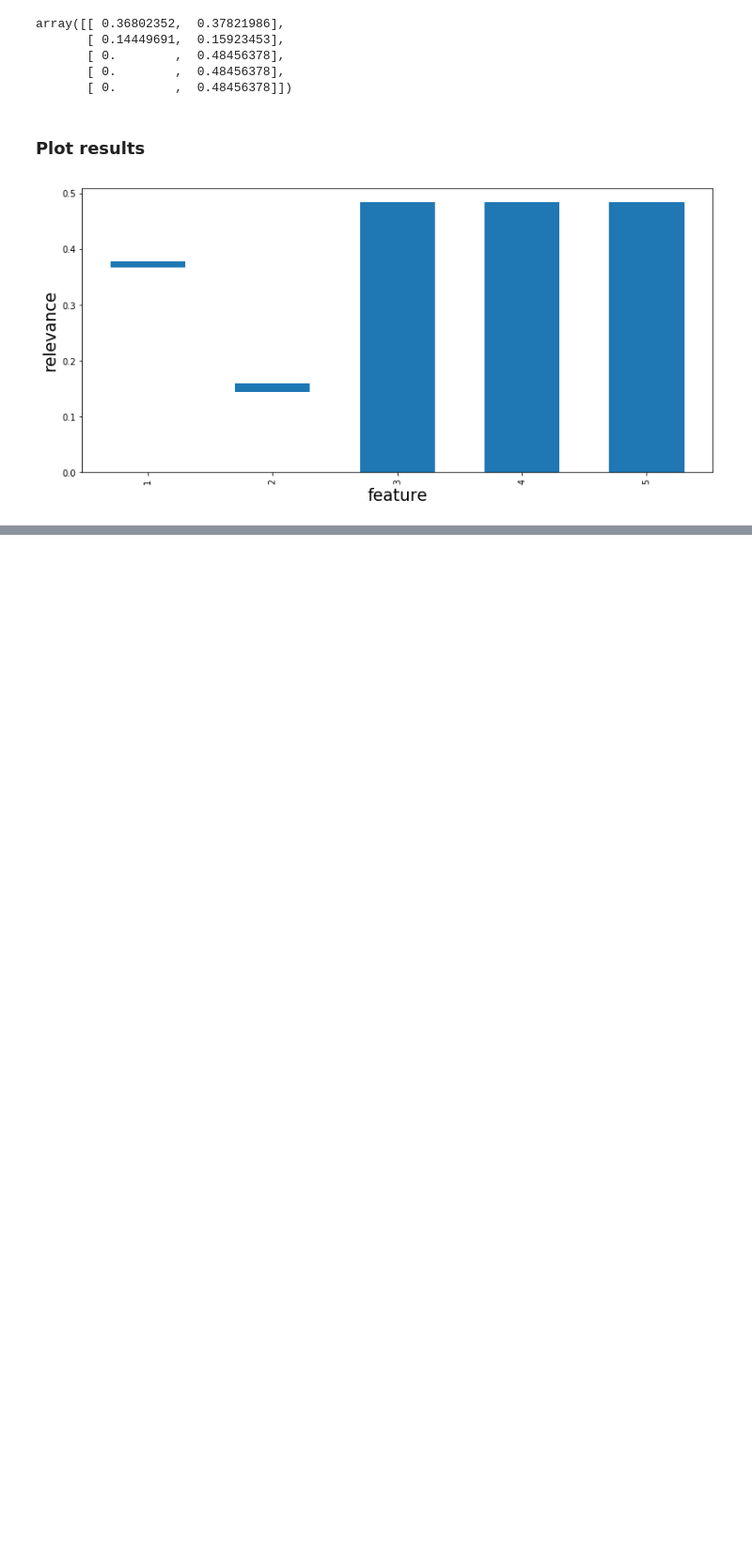
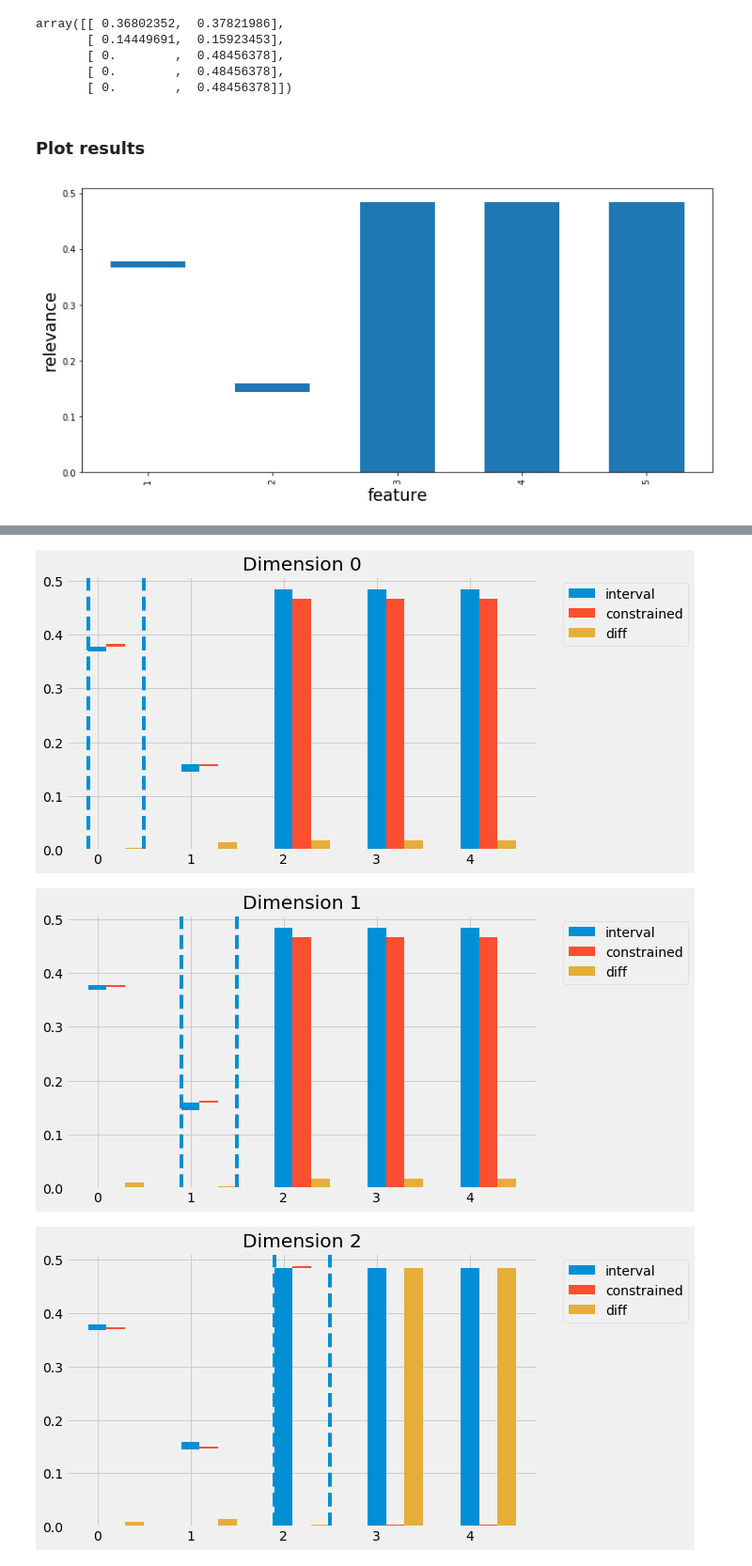
Before and after one commit to lpfann/fri, a Jupyter notebook: notebooks/Test_conRanges.ipynb, the cells around one changed output, grey strips where cells are left out. Shown at 94% size. Drawn from its saved outputs; the diff is of its cells as text; code cells hidden in the pictures; blank space fills up the shorter version.

```diff
--- a/notebooks/Test_conRanges.ipynb
+++ b/notebooks/Test_conRanges.ipynb
@@ -88,7 +92,11 @@ for d in range(X.shape[1]):
 # %%
 
 for d in range(X.shape[1]):
     ints = fri.interval_
-    conr = fri.conranges_min
-    condiff = fri.conranges_diff_min[d]
+    conr = fri.constrained_ranges_max
+    condiff = fri.constrained_ranges_diff_max[d]
     plotbars([ints,conr[d],condiff],["interval","constrained","diff"],X,d)
+# %% [output]
+[figure, added]
+[figure, added]
+[figure, added]
```
Also changed, not shown: parts of 8 cells of this notebook, 1 other file.
